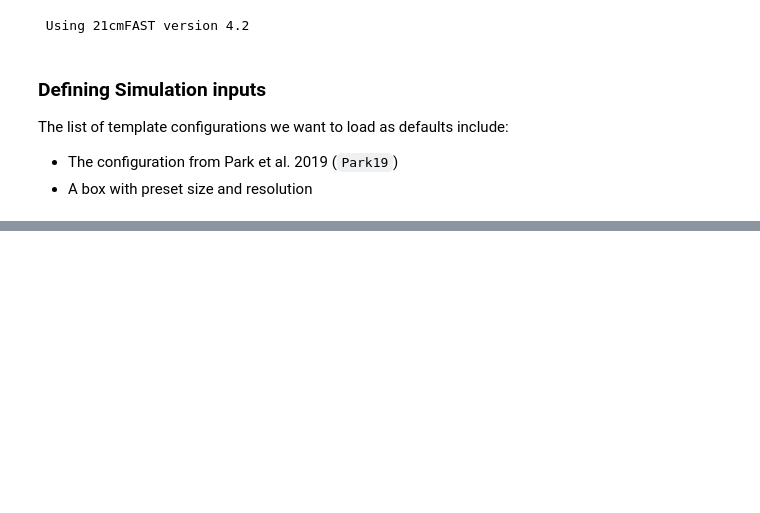
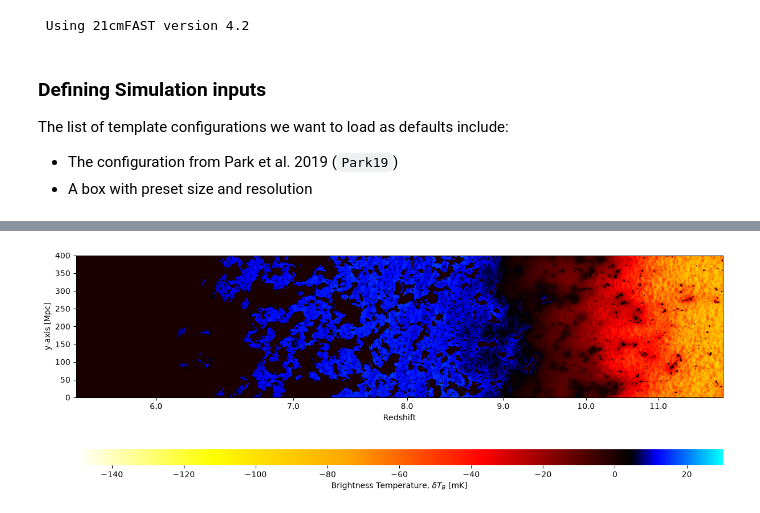
Before and after one commit to oliviax727/phd-programs, a Jupyter notebook: simulations/21cmfast-test.ipynb, the cells around one changed output, grey strips where cells are left out. Saved outputs shown, nothing was run; the diff lists cells and outputs as text; code cells hidden in the pictures; blank space fills up the shorter version.

```diff
--- a/simulations/21cmfast-test.ipynb
+++ b/simulations/21cmfast-test.ipynb
@@ -23,8 +24,9 @@ The list of template configurations we want to load as defaults include:
 scin_inputs = p21c.InputParameters.from_template(
     ["Park19", "large"], random_seed=20250303, HII_DIM=600, LOWRES_CELL_SIZE_MPC=2, N_THREADS=8
 )
+
 test_inputs = p21c.InputParameters.from_template(
-    ["Park19", "large"], random_seed=20250303, HII_DIM=100, LOWRES_CELL_SIZE_MPC=2, N_THREADS=8
+    ["Park19", "large"], random_seed=20250303, HII_DIM=300, LOWRES_CELL_SIZE_MPC=2, N_THREADS=8
 )
 
 test_toml_file = "test-park19.toml"
@@ -37,0 +39,16 @@ p21c.write_template(scin_inputs, scin_toml_file)
+# %%
+cache = p21c.OutputCache(mkdtemp())
+
+lcn = p21c.RectilinearLightconer.between_redshifts(
+    min_redshift=5.5,
+    max_redshift=12.0,
+    quantities=("brightness_temp", "density"),
+    resolution=test_inputs.simulation_options.cell_size
+)
+# %%
+lightcone = p21c.run_lightcone(
+    lightconer=lcn,
+    inputs=test_inputs,
+    cache=cache,
+    progressbar=True
+)
@@ -37,0 +60,5 @@ p21c.write_template(scin_inputs, scin_toml_file)
+# %%
+fig, ax = plt.subplots(1, 1, figsize=(12, 6), constrained_layout=True)
+p21c.plotting.lightcone_sliceplot(lightcone, ax=ax, fig=fig);
+# %% [output]
+[figure, added]
```
Also changed, not shown: parts of 5 cells of this notebook, 5 other files.
